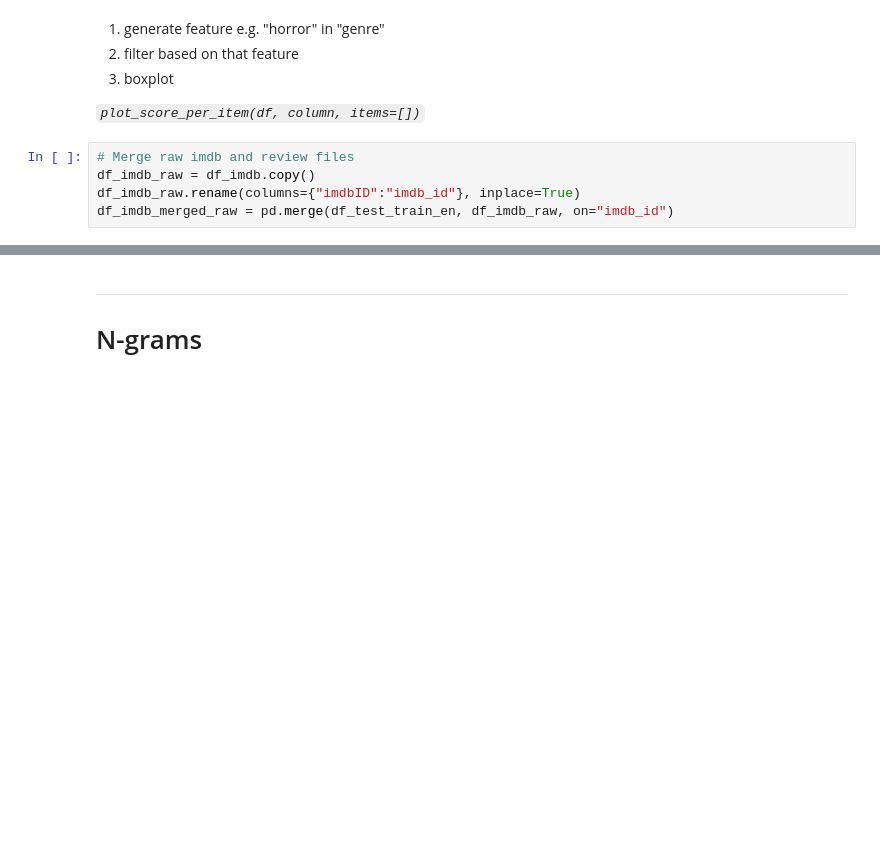
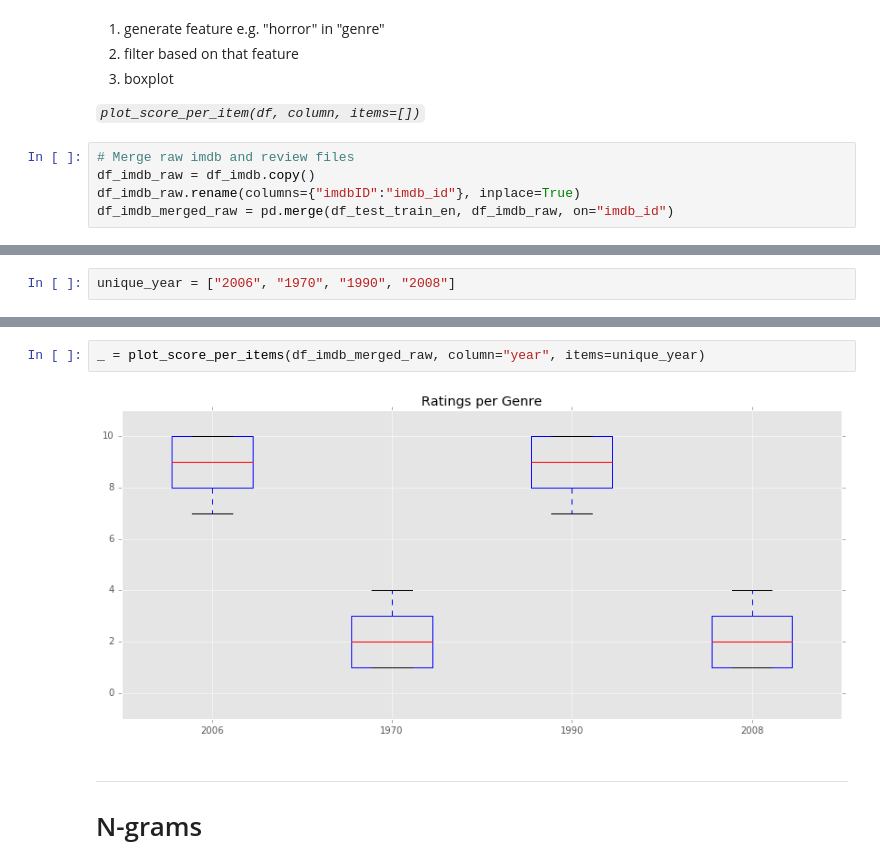
Before and after one commit to JoshuaGoerner/AppleSilverLords, a Jupyter notebook: notebooks/This is where the magic happens.ipynb, the cells around one changed output, grey strips where cells are left out. Cells and saved outputs as stored; diff of their text form; blank space fills up the shorter version.

```diff
--- a/notebooks/This is where the magic happens.ipynb
+++ b/notebooks/This is where the magic happens.ipynb
@@ -277,0 +295,2 @@ plot_score_per_items(df_imdb)
+# %%
+unique_year = ["2006", "1970", "1990", "2008"]
@@ -278,3 +301,7 @@ plot_score_per_items(df_imdb)
+# %%
+_ = plot_score_per_items(df_imdb_merged_raw, column="year", items=unique_year)
+# %% [output]
+[figure, added]
 # %% [markdown]
 ---
 # N-grams
```
Also changed, not shown: parts of 14 cells of this notebook, 1 other file.
